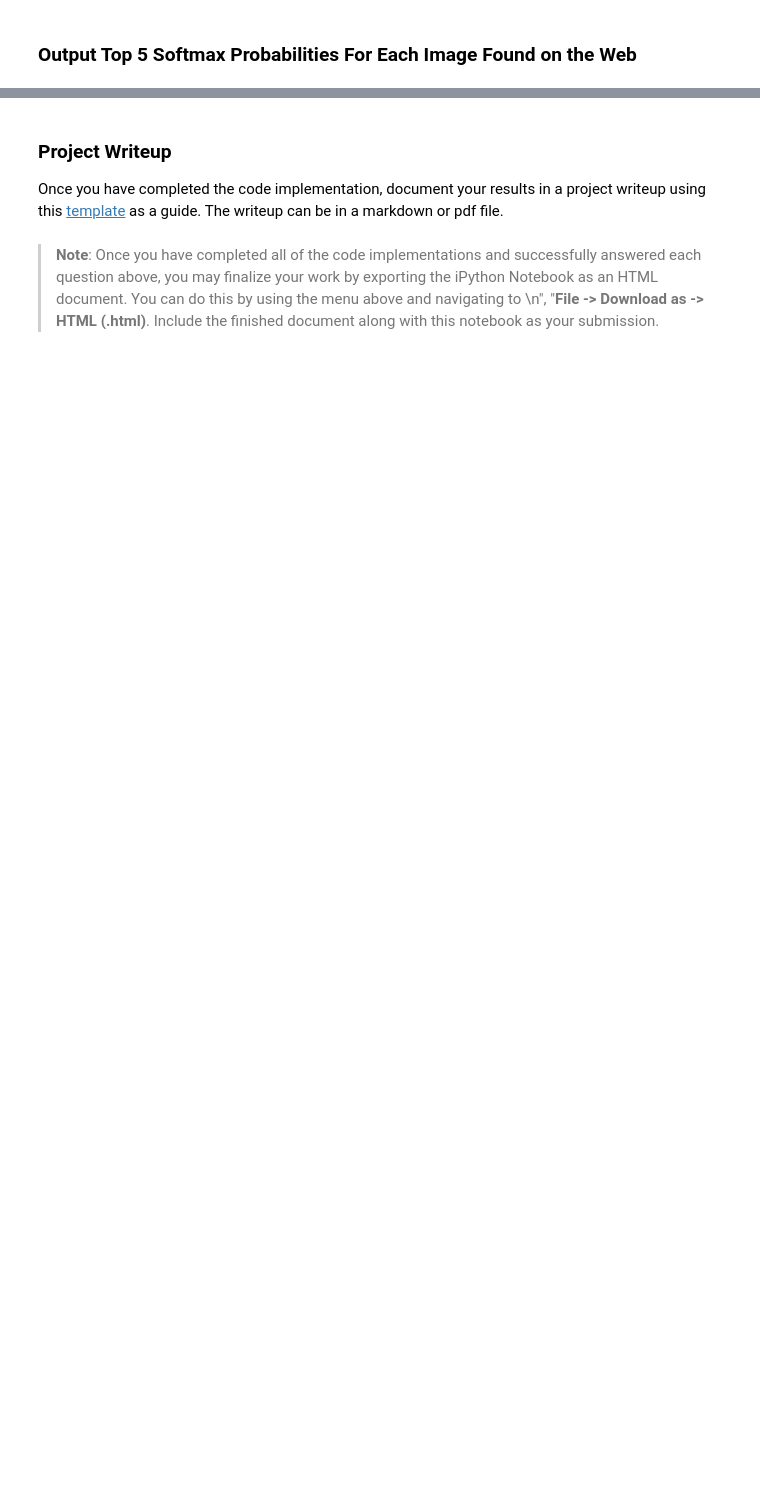
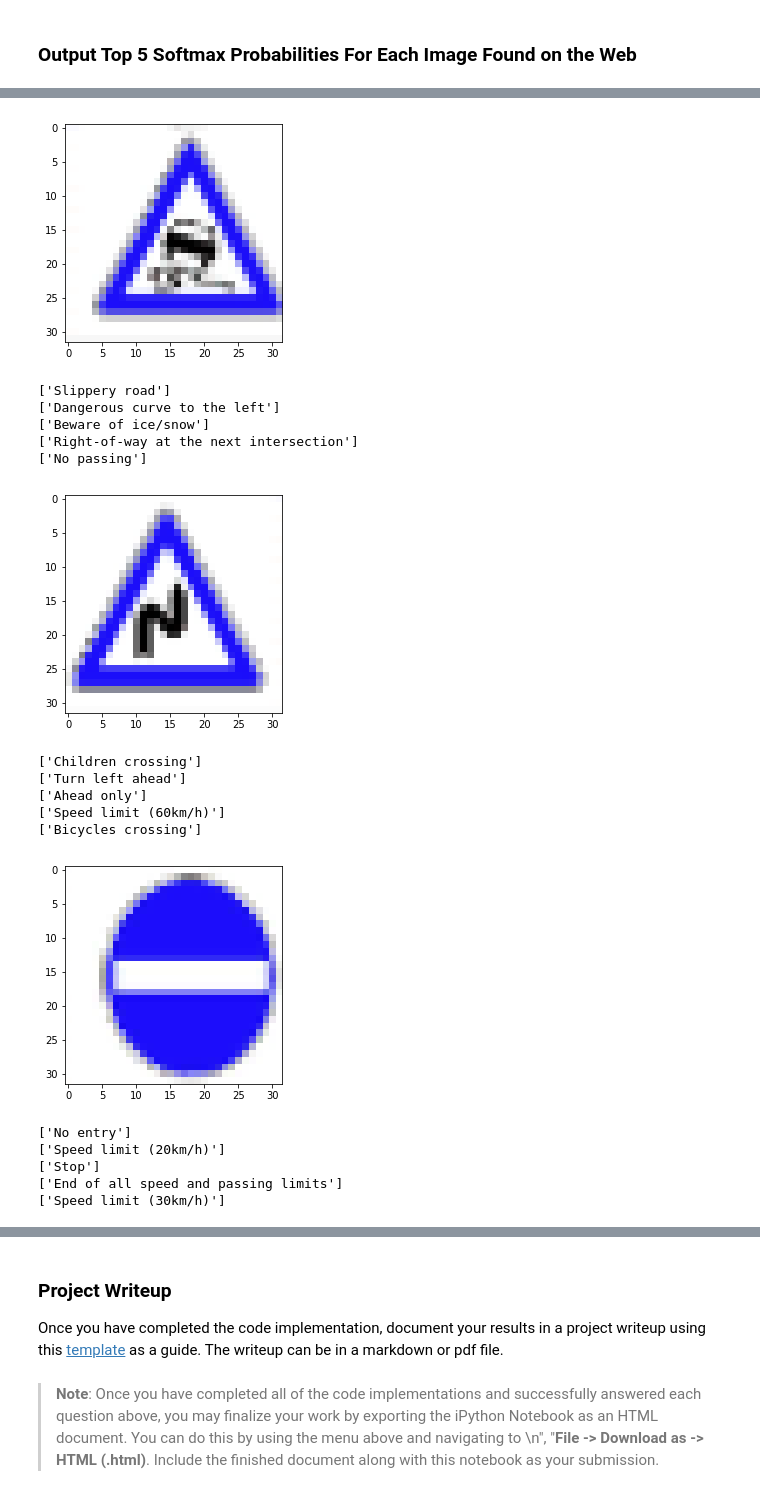
Before and after one commit to jonad/TrafficSignDetection, a Jupyter notebook: Traffic_Sign_Classifier.ipynb, the cells around one changed output, grey strips where cells are left out. Saved outputs shown, nothing was run; the diff lists cells and outputs as text; code cells hidden in the pictures; blank space fills up the shorter version.

```diff
--- a/Traffic_Sign_Classifier.ipynb
+++ b/Traffic_Sign_Classifier.ipynb
@@ -263,0 +329,6 @@ with tf.Session() as sess:
+# %%
+with tf.Session(graph=graph) as sess:
+
+    #saver.restore(sess, "./model/lr_0.003")
+    saver.restore(sess, tf.train.latest_checkpoint('./model'))
+    result = sess.run(tf.argmax(y_pred, 1), feed_dict={x:test_images_np_gray, hold_prob:1.0})
@@ -263,0 +341,5 @@ with tf.Session() as sess:
+# %%
+for idx, img in zip(result, test_images):
+    print(idx, sign_name[idx])
+    plt.imshow(img)
+    plt.show()
@@ -311,0 +365,8 @@ Looking just at the first row we get `[ 0.34763842,  0.24879643,  0.12789202]`,
+# %%
+y_pred = tf.nn.softmax(logits)
+# %%
+with tf.Session(graph=graph) as sess:
+
+    #saver.restore(sess, "./model/lr_0.003")
+    saver.restore(sess, tf.train.latest_checkpoint('./model'))
+    result = sess.run(tf.nn.top_k(y_pred, k=5), feed_dict={x:test_images_np_gray, hold_prob:1.0})
@@ -311,0 +395,25 @@ Looking just at the first row we get `[ 0.34763842,  0.24879643,  0.12789202]`,
+# %%
+for pred, img in zip(result[1], test_images):
+    plt.imshow(img)
+    plt.show()
+    for i in pred:
+        print(sign_name[i])
+# %% [output]
+[figure, added]
+['Slippery road']
+['Dangerous curve to the left']
+['Beware of ice/snow']
+['Right-of-way at the next intersection']
+['No passing']
+[figure, added]
+['Children crossing']
+['Turn left ahead']
+['Ahead only']
+['Speed limit (60km/h)']
+['Bicycles crossing']
+[figure, added]
+['No entry']
+['Speed limit (20km/h)']
+['Stop']
+['End of all speed and passing limits']
+['Speed limit (30km/h)']
```
Also changed, not shown: parts of 36 cells of this notebook, 24 other files.
